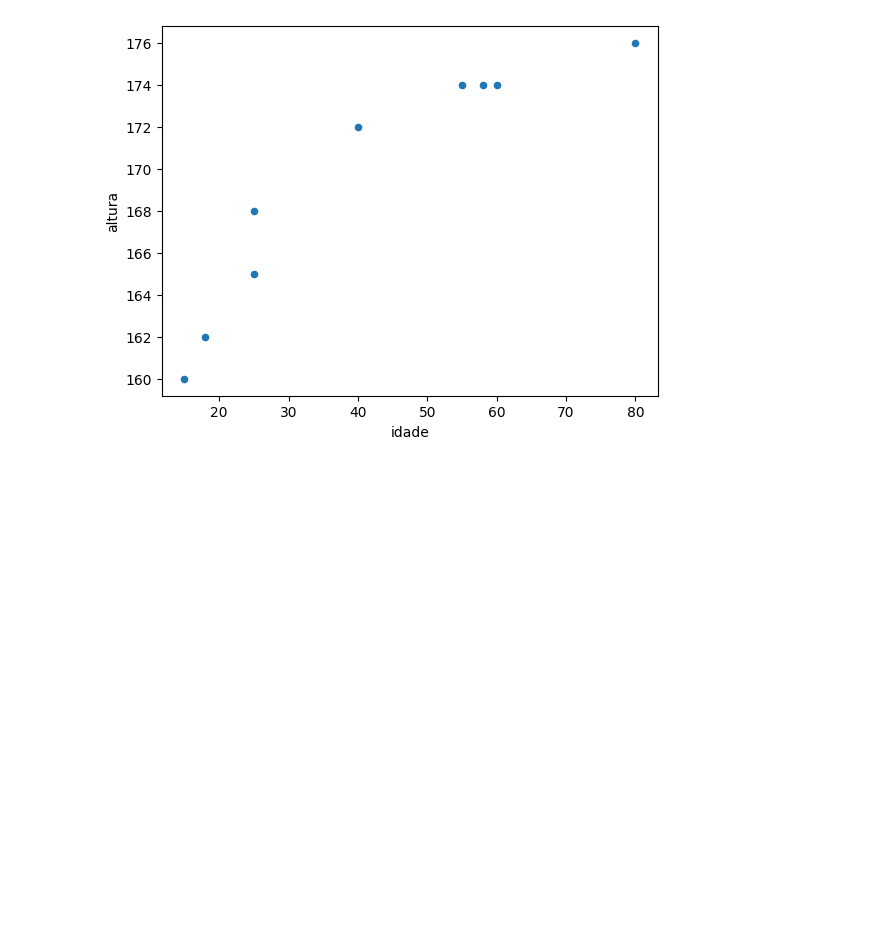
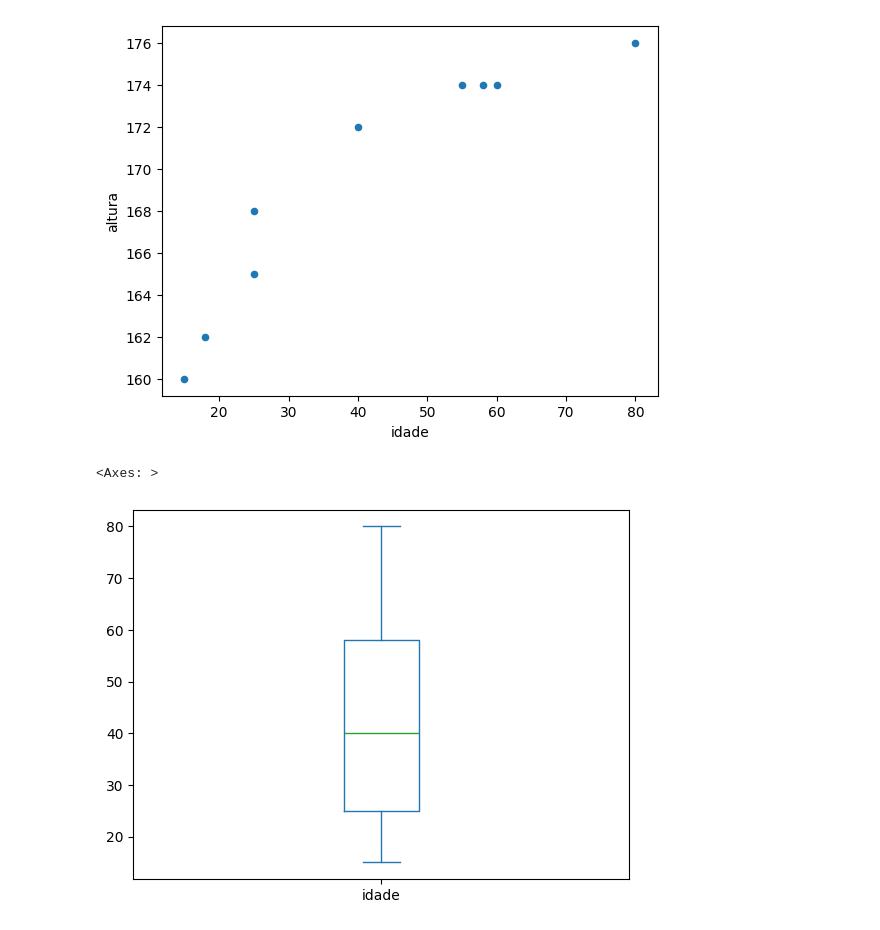
Before and after one commit to Tamicktom/estatistica_devs, a Jupyter notebook: estatistica_devs.ipynb, the cells around one changed output. Drawn from its saved outputs; the diff is of its cells as text; code cells hidden in the pictures; blank space fills up the shorter version.

```diff
--- a/estatistica_devs.ipynb
+++ b/estatistica_devs.ipynb
@@ -193,3 +193,9 @@ df_medidas.plot.scatter(x="idade", y="altura")
 # %% [output]
 <Axes: xlabel='idade', ylabel='altura'>
 [figure]
+# %%
+# Gráfico de boxplot (diagrama de caixa) - idade
+df_medidas.idade.plot.box()
+# %% [output]
+<Axes: >
+[figure, added]
```
Also changed, not shown: parts of 1 cell of this notebook.
